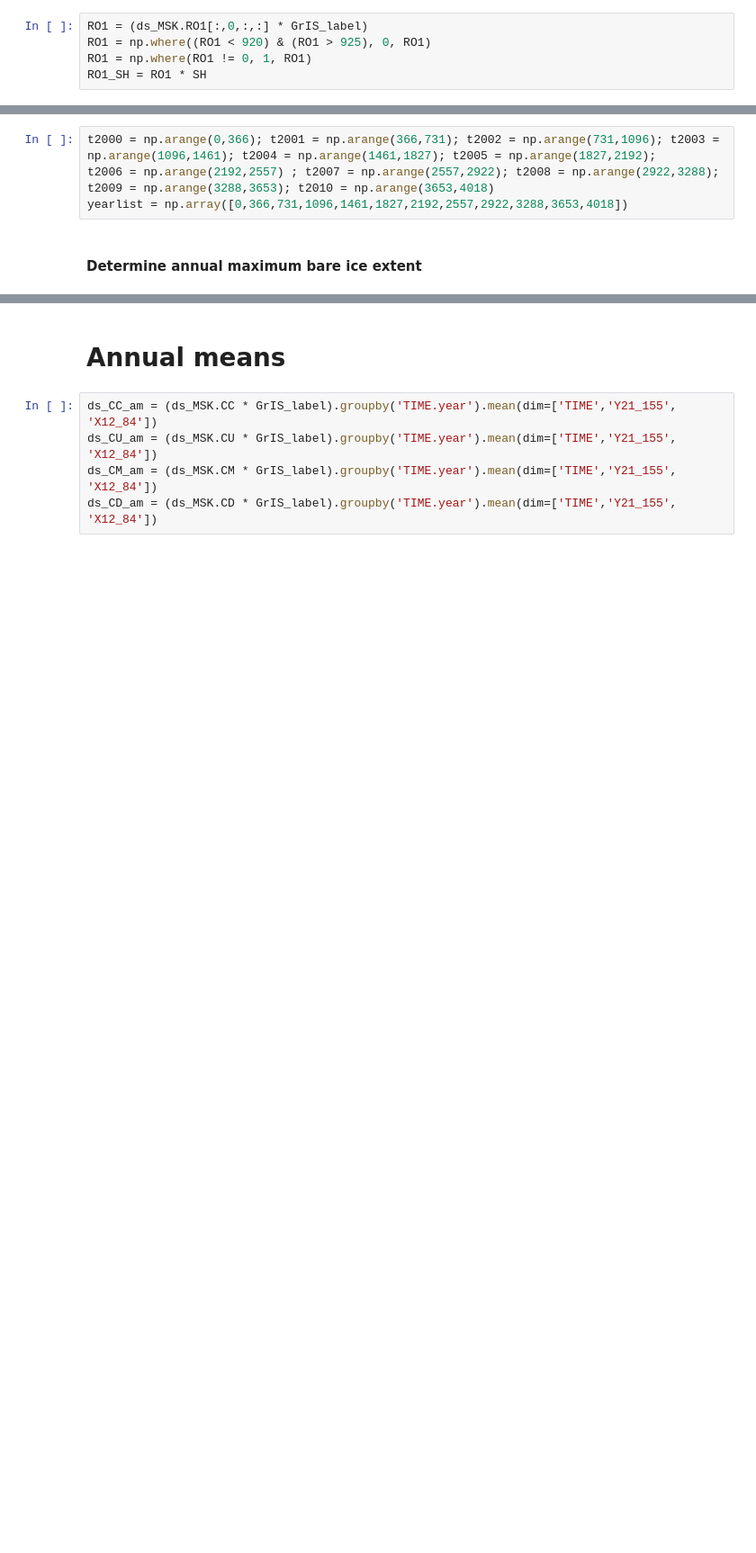
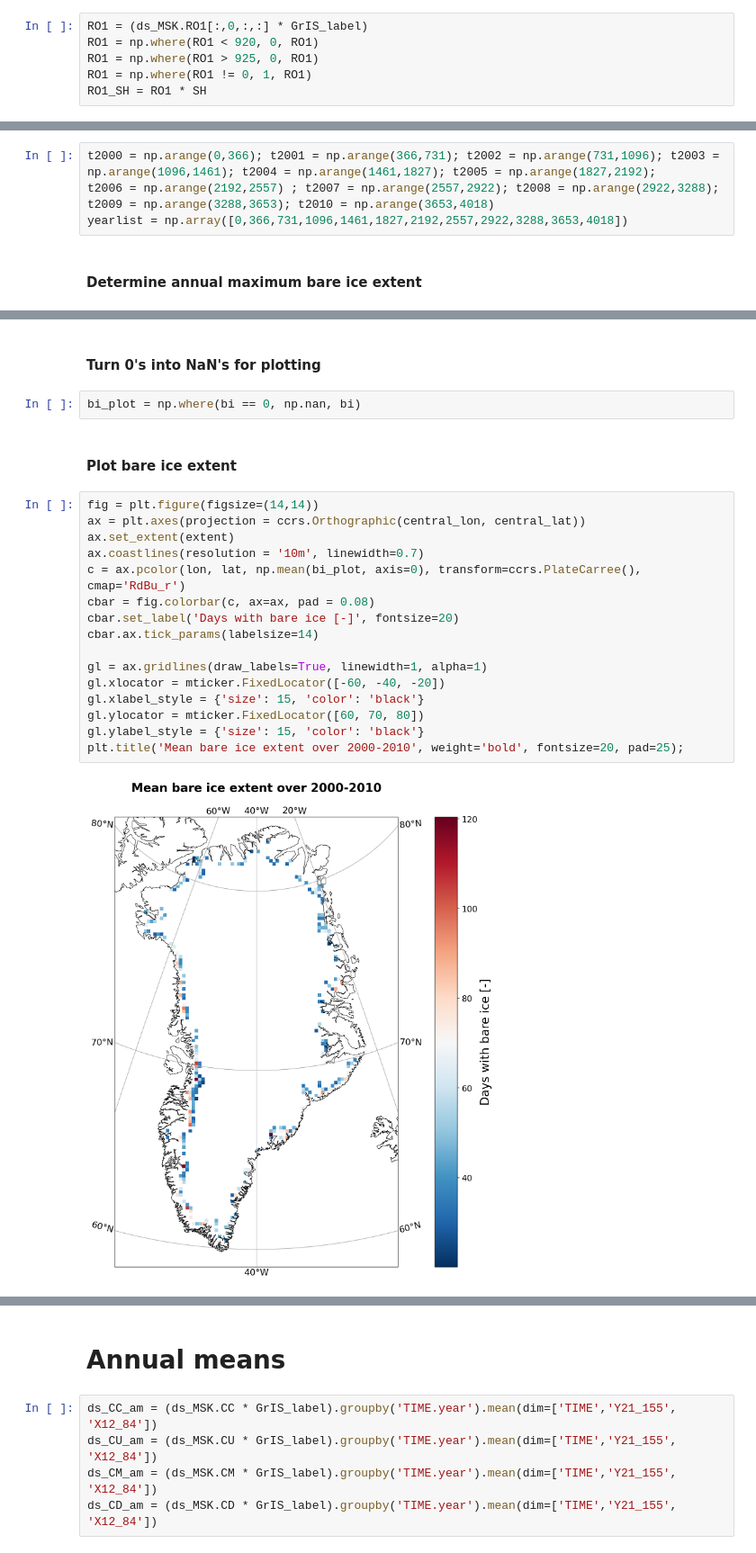
Before and after one commit to raf-antwerpen/rces-final-project, a Jupyter notebook: final_project.ipynb, the cells around one changed output, grey strips where cells are left out. Shown at 90% size. Cells and saved outputs as stored; diff of their text form; blank space fills up the shorter version.

Commit message:
final project notebook, environment and readme

```diff
--- a/final_project.ipynb
+++ b/final_project.ipynb
@@ -213,7 +147,8 @@ SHSN2 = np.where(SHSN2 == -1, 1, SHSN2)
 SHSN2_SH = SHSN2 * SH
 # %%
 RO1 = (ds_MSK.RO1[:,0,:,:] * GrIS_label)
-RO1 = np.where((RO1 < 920) & (RO1 > 925), 0, RO1)
+RO1 = np.where(RO1 < 920, 0, RO1)
+RO1 = np.where(RO1 > 925, 0, RO1)
 RO1 = np.where(RO1 != 0, 1, RO1)
 RO1_SH = RO1 * SH
 # %%
@@ -250,0 +172,24 @@ Attributes:
+# %% [markdown]
+#### Turn 0's into NaN's for plotting
+# %%
+bi_plot = np.where(bi == 0, np.nan, bi)
+# %% [markdown]
+#### Plot bare ice extent
+# %%
+fig = plt.figure(figsize=(14,14))
+ax = plt.axes(projection = ccrs.Orthographic(central_lon, central_lat))
+ax.set_extent(extent)
+ax.coastlines(resolution = '10m', linewidth=0.7)
+c = ax.pcolor(lon, lat, np.mean(bi_plot, axis=0), transform=ccrs.PlateCarree(), cmap='RdBu_r')
+cbar = fig.colorbar(c, ax=ax, pad = 0.08)
+cbar.set_label('Days with bare ice [-]', fontsize=20)
+cbar.ax.tick_params(labelsize=14)
+
+gl = ax.gridlines(draw_labels=True, linewidth=1, alpha=1)
+gl.xlocator = mticker.FixedLocator([-60, -40, -20])
+gl.xlabel_style = {'size': 15, 'color': 'black'}
+gl.ylocator = mticker.FixedLocator([60, 70, 80])
+gl.ylabel_style = {'size': 15, 'color': 'black'}
+plt.title('Mean bare ice extent over 2000-2010', weight='bold', fontsize=20, pad=25);
+# %% [output]
+[figure, added]
```
Also changed, not shown: parts of 43 cells of this notebook, 2 other files.
